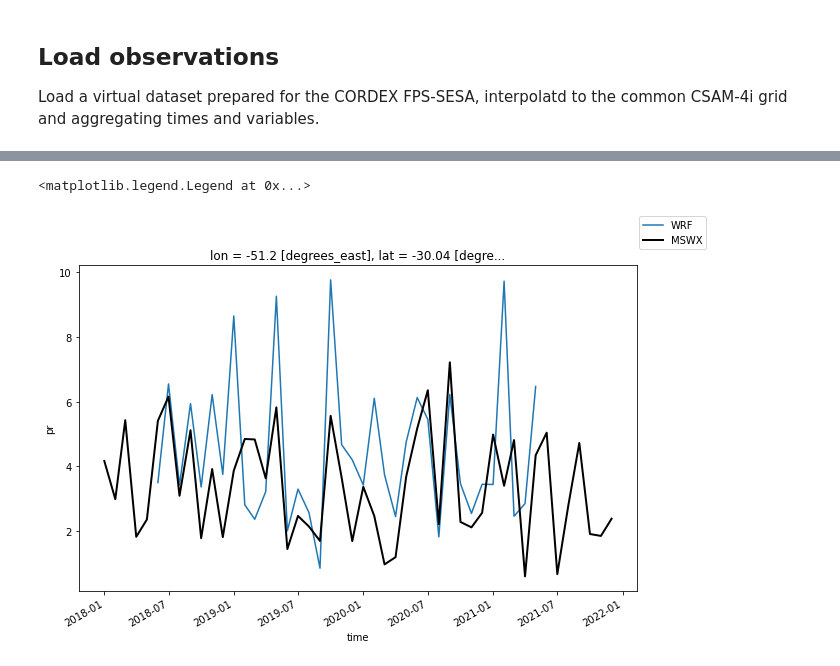
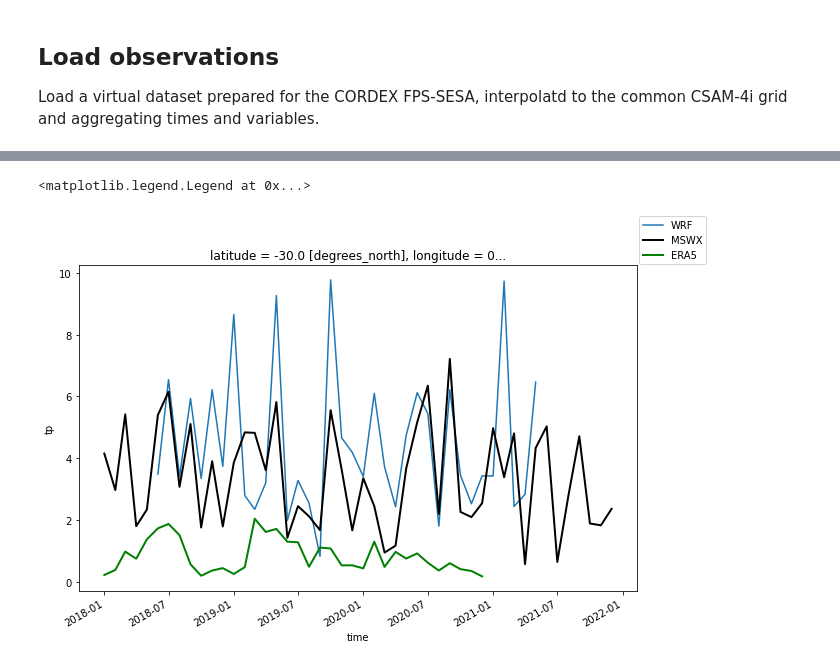
Before and after one commit to jesusff/fps-sesa-analyses, a Jupyter notebook: pr_tseries.ipynb, the cells around one changed output, grey strips where cells are left out. Saved outputs shown, nothing was run; the diff lists cells and outputs as text; code cells hidden in the pictures.

```diff
--- a/pr_tseries.ipynb
+++ b/pr_tseries.ipynb
@@ -136,6 +120,15 @@ Data variables:
+# %%
+era5_urls = [
+  'https://pavics.ouranos.ca/twitcher/ows/proxy/thredds/dodsC/birdhouse/ecmwf/era5/pr_era5_reanalysis_hourly_2018.nc',
+  'https://pavics.ouranos.ca/twitcher/ows/proxy/thredds/dodsC/birdhouse/ecmwf/era5/pr_era5_reanalysis_hourly_2019.nc',
+  'https://pavics.ouranos.ca/twitcher/ows/proxy/thredds/dodsC/birdhouse/ecmwf/era5/pr_era5_reanalysis_hourly_2020.nc'
+]
+era5 = xr.open_mfdataset(era5_urls, chunks = dict(time = 100, longitude = 100, latitude = 100))
+target_location2 = dict(longitude=target_location['lon'], latitude=target_location['lat'])
+era5_tseries = era5.tp.sel(target_location2, method = 'nearest') * 1000. * 24. # m/h to mm/day
 # %%
 %%time
 
-obs_tseries = obs.pr.sel(target_location, method = 'nearest') * 86400 # 3h flux to mm/day
 obs_mtseries = obs_tseries.resample(time = '1MS').mean(dim='time').compute()
+era5_mtseries = era5_tseries.resample(time = '1MS').mean(dim='time').compute()
 # %% [output]
@@ -144,11 +137,12 @@ Wall time: 5min 32s
 # %%
 import matplotlib.pyplot as plt
 
 f = plt.figure(figsize=(10,6))
 ax = f.gca()
 mtseries.plot(ax = ax)
 obs_mtseries.plot(ax = ax, color = 'k', linewidth = 2)
-f.legend(['WRF', 'MSWX'])
+era5_mtseries.plot(ax = ax, color = 'g', linewidth = 2)
+f.legend(['WRF', 'MSWX', 'ERA5'])
 # %% [output]
 <matplotlib.legend.Legend at 0x...>
-[figure, old version]
+[figure, new version]
```
Also changed, not shown: parts of 6 cells of this notebook.
